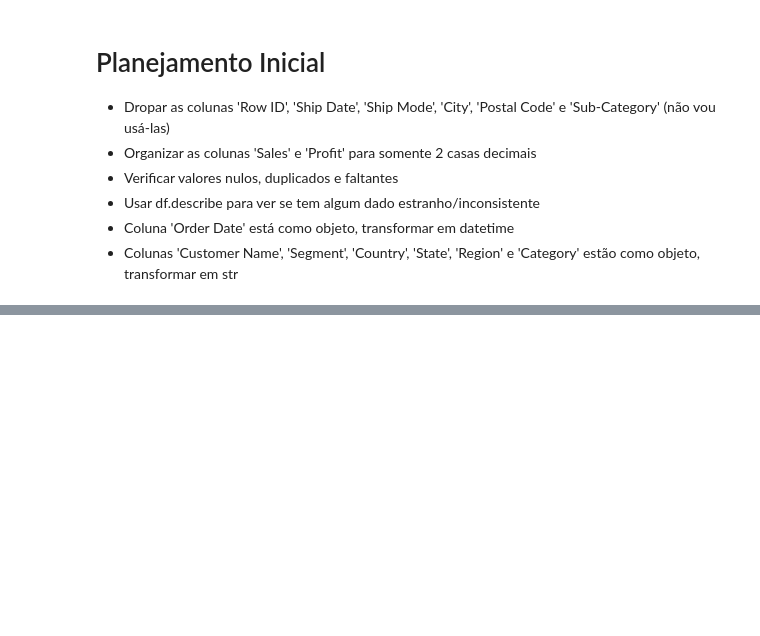
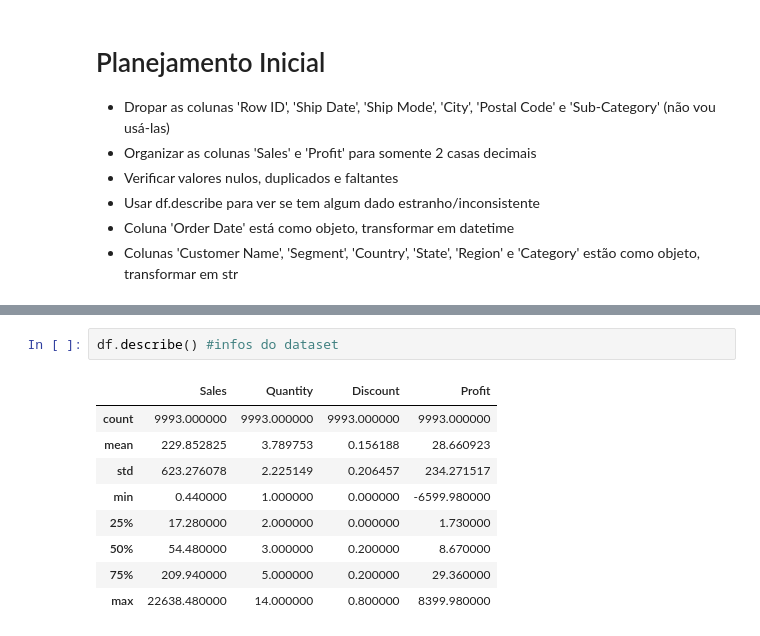
Before and after one commit to henriquegsantanna/analisedevendas, a Jupyter notebook: notebooks/vendas.ipynb, the cells around one changed output, grey strips where cells are left out. Cells and saved outputs as stored; diff of their text form; blank space fills up the shorter version.

```diff
--- a/notebooks/vendas.ipynb
+++ b/notebooks/vendas.ipynb
@@ -56,0 +121,12 @@ dtype: object
+# %%
+df.describe() #infos do dataset
+# %% [output]
+|  | Sales | Quantity | Discount | Profit |
+| count | 9993.000000 | 9993.000000 | 9993.000000 | 9993.000000 |
+| mean | 229.852825 | 3.789753 | 0.156188 | 28.660923 |
+| std | 623.276078 | 2.225149 | 0.206457 | 234.271517 |
+| min | 0.440000 | 1.000000 | 0.000000 | -6599.980000 |
+| 25% | 17.280000 | 2.000000 | 0.000000 | 1.730000 |
+| 50% | 54.480000 | 3.000000 | 0.200000 | 8.670000 |
+| 75% | 209.940000 | 5.000000 | 0.200000 | 29.360000 |
+| max | 22638.480000 | 14.000000 | 0.800000 | 8399.980000 |
```
Also changed, not shown: parts of 14 cells of this notebook.
